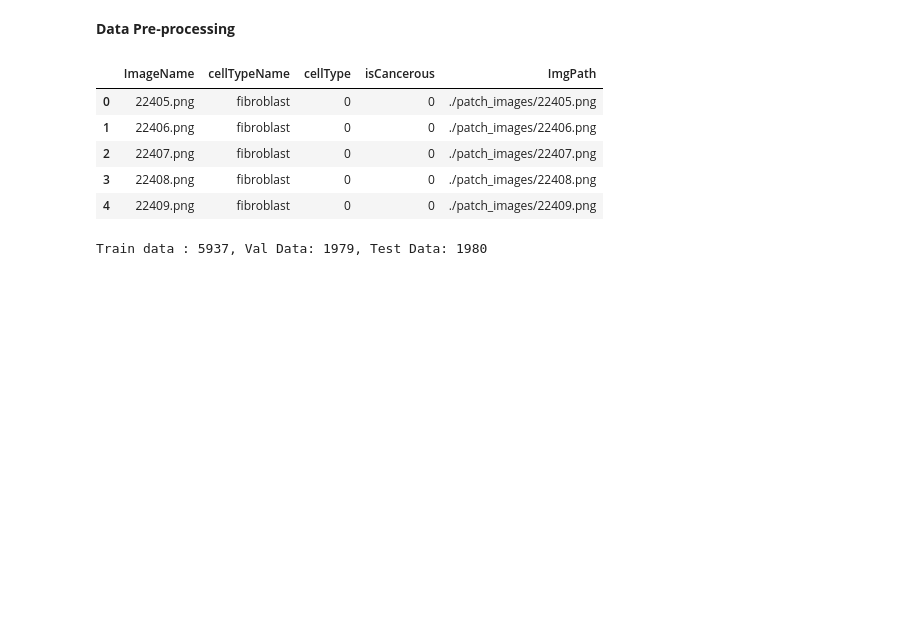
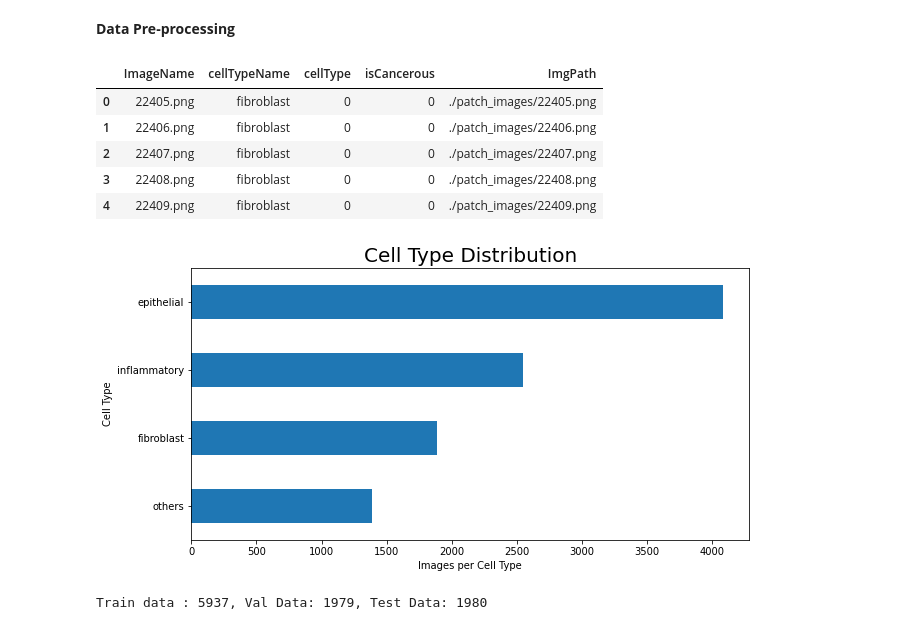
Before and after one commit to s3781183/machine_learning_A2, a Jupyter notebook: A2-AR.ipynb, the cells around one changed output. Saved outputs shown, nothing was run; the diff lists cells and outputs as text; code cells hidden in the pictures; blank space fills up the shorter version.

```diff
--- a/A2-AR.ipynb
+++ b/A2-AR.ipynb
@@ -55,6 +54,19 @@ data.head()
 | 2 | 22407.png | fibroblast | 0 | 0 | ./patch_images/22407.png |
 | 3 | 22408.png | fibroblast | 0 | 0 | ./patch_images/22408.png |
 | 4 | 22409.png | fibroblast | 0 | 0 | ./patch_images/22409.png |
+# %%
+# Take a look at the cellType distribution
+ax=pd.value_counts(data['cellTypeName'],ascending=True).plot(kind='barh',
+                                                       fontsize="10",
+                                                       title="Cell Type Distribution",
+                                                       figsize=(10,5))
+ax.set(xlabel="Images per Cell Type", ylabel="Cell Type")
+ax.xaxis.label.set_size(10)
+ax.yaxis.label.set_size(10)
+ax.title.set_size(20)
+plt.show()
+# %% [output]
+[figure, added]
 # %%
 CELLTYPE_OUTPUT_CLASSES = 4
 
```
Also changed, not shown: parts of 3 cells of this notebook.
